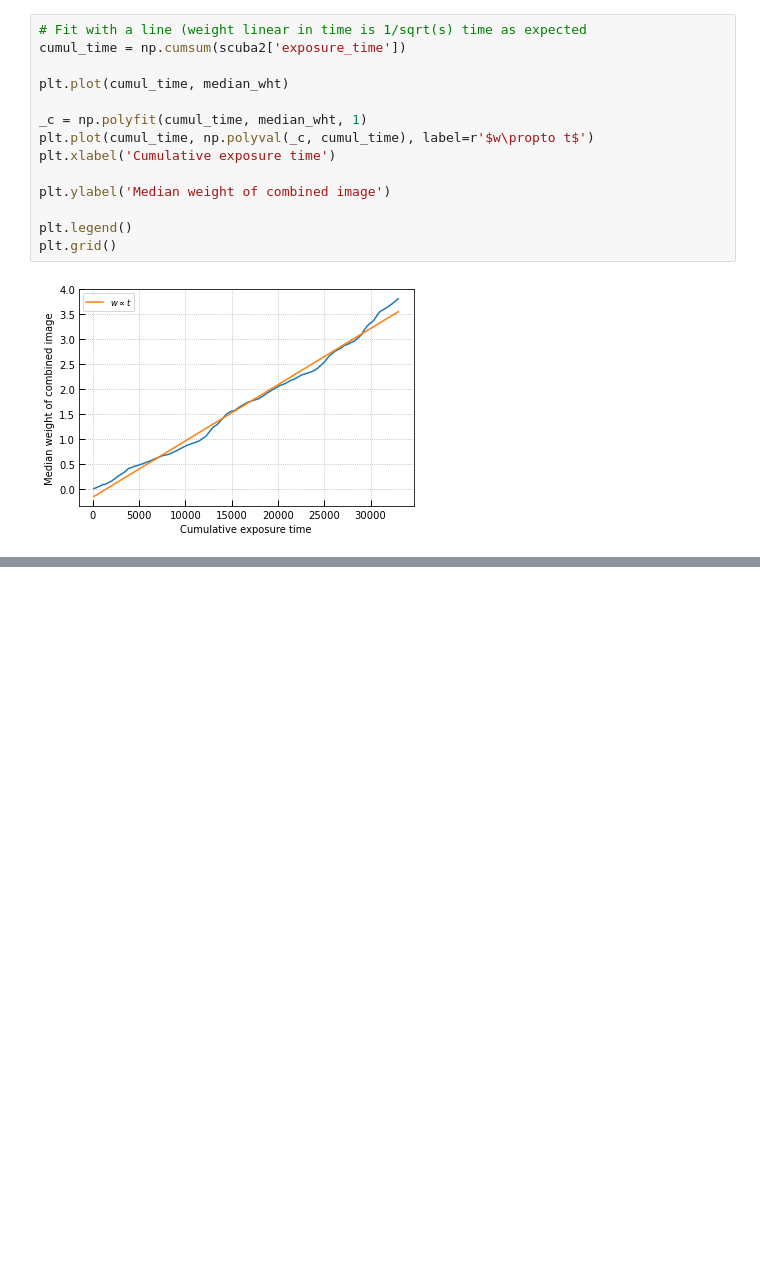
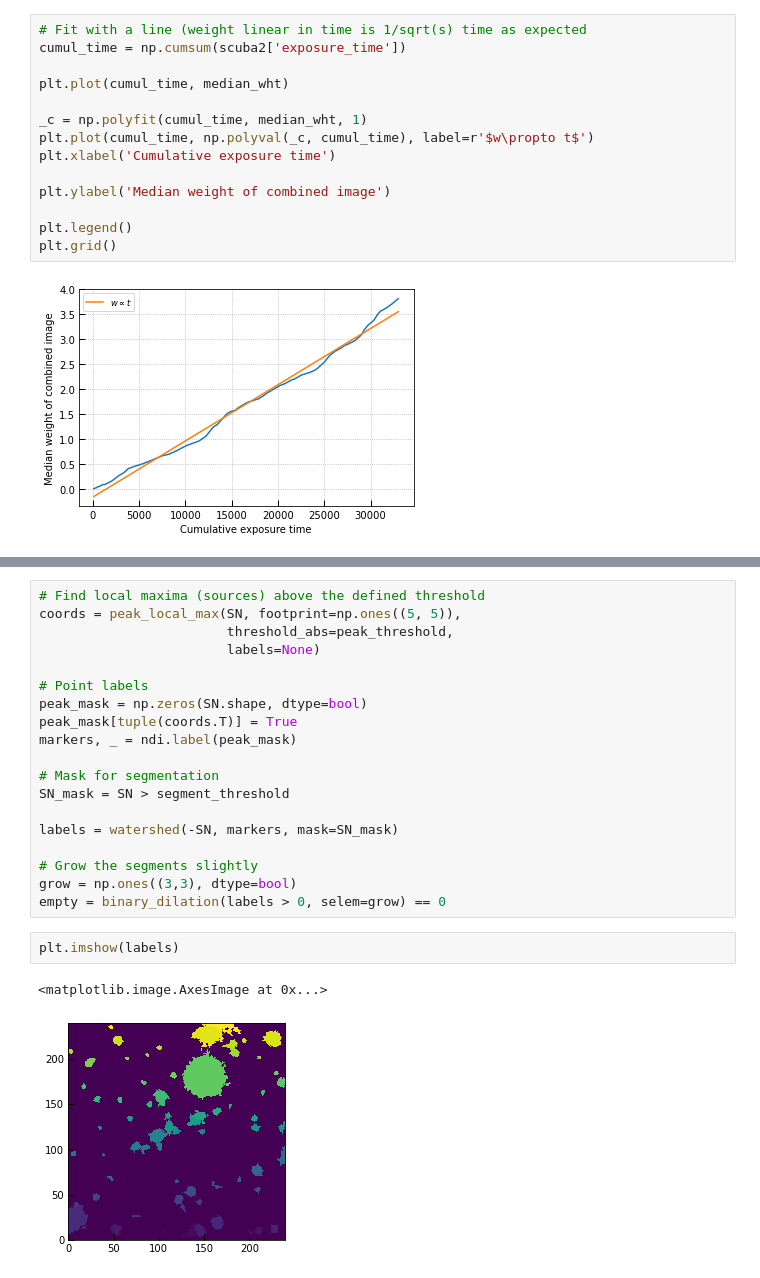
Before and after one commit to gbrammer/AppliedStats2021, a Jupyter notebook: AppliedStats-GalaxyImages.ipynb, the cells around one changed output, grey strips where cells are left out. Drawn from its saved outputs; the diff is of its cells as text; blank space fills up the shorter version.

```diff
--- a/AppliedStats-GalaxyImages.ipynb
+++ b/AppliedStats-GalaxyImages.ipynb
@@ -135,0 +222,24 @@ plt.grid()
+# %%
+# Find local maxima (sources) above the defined threshold
+coords = peak_local_max(SN, footprint=np.ones((5, 5)),
+                        threshold_abs=peak_threshold,
+                        labels=None)
+
+# Point labels
+peak_mask = np.zeros(SN.shape, dtype=bool)
+peak_mask[tuple(coords.T)] = True
+markers, _ = ndi.label(peak_mask)
+
+# Mask for segmentation
+SN_mask = SN > segment_threshold
+
+labels = watershed(-SN, markers, mask=SN_mask)
+
+# Grow the segments slightly
+grow = np.ones((3,3), dtype=bool)
+empty = binary_dilation(labels > 0, selem=grow) == 0
+# %%
+plt.imshow(labels)
+# %% [output]
+<matplotlib.image.AxesImage at 0x...>
+[figure, added]
```
Also changed, not shown: parts of 13 cells of this notebook, 3 other files.
